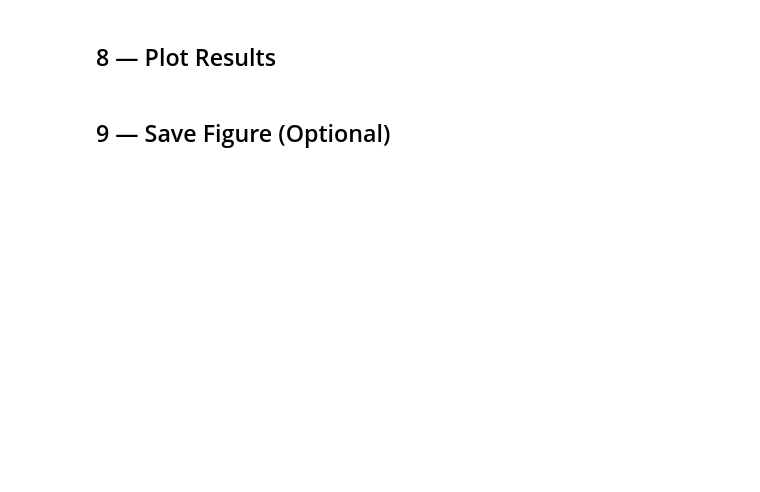
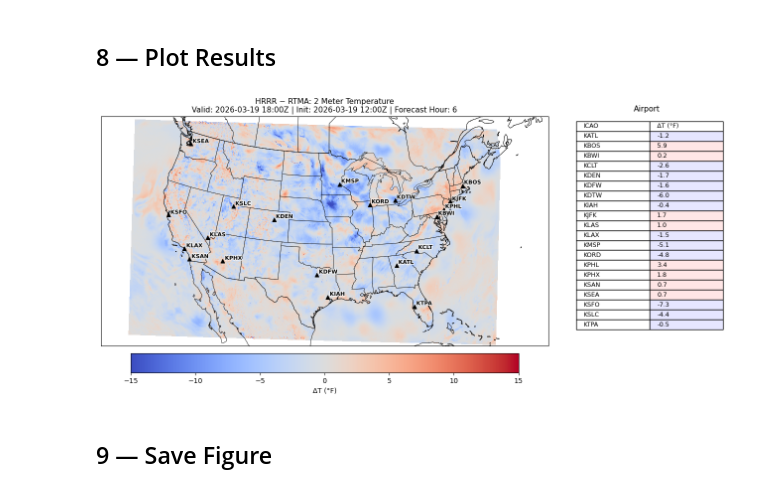
Before and after one commit to john-bn/DAG_ModelComparison, a Jupyter notebook: DAG_ModelComparison.ipynb, the cells around one changed output. Cells and saved outputs as stored; diff of their text form; code cells hidden in the pictures; blank space fills up the shorter version.

Commit message:
Changes to notebook to render figure inline & adjustments to markdown

```diff
--- a/DAG_ModelComparison.ipynb
+++ b/DAG_ModelComparison.ipynb
@@ -128,25 +153,27 @@ print(f"Diff shape: {diff.shape}")
 # %%
 airports = util.major_airports_df()
 
 fig, (ax_map, ax_tbl) = plot.plot_tempdiff_map_with_table(
     ds_nwp["longitude"],
     ds_nwp["latitude"],
     diff,
     valid_dt,
     cycle_dt,
     FORECAST_HR,
     model_key,
     airports,
     max_rows=20,
     var_title=var_meta["title"],
     var_cmap=var_meta["cmap"],
     plot_meta=var_meta,
 )
 
 plot.plot_airports(ax_map, airports)
-plt.show()
+fig
+# %% [output]
+[figure, added]
 # %% [markdown]
-## 9 — Save Figure (Optional)
+## 9 — Save Figure
 # %%
 out_dir = Path("./figures")
 out_dir.mkdir(exist_ok=True)
```
Also changed, not shown: parts of 7 cells of this notebook.
